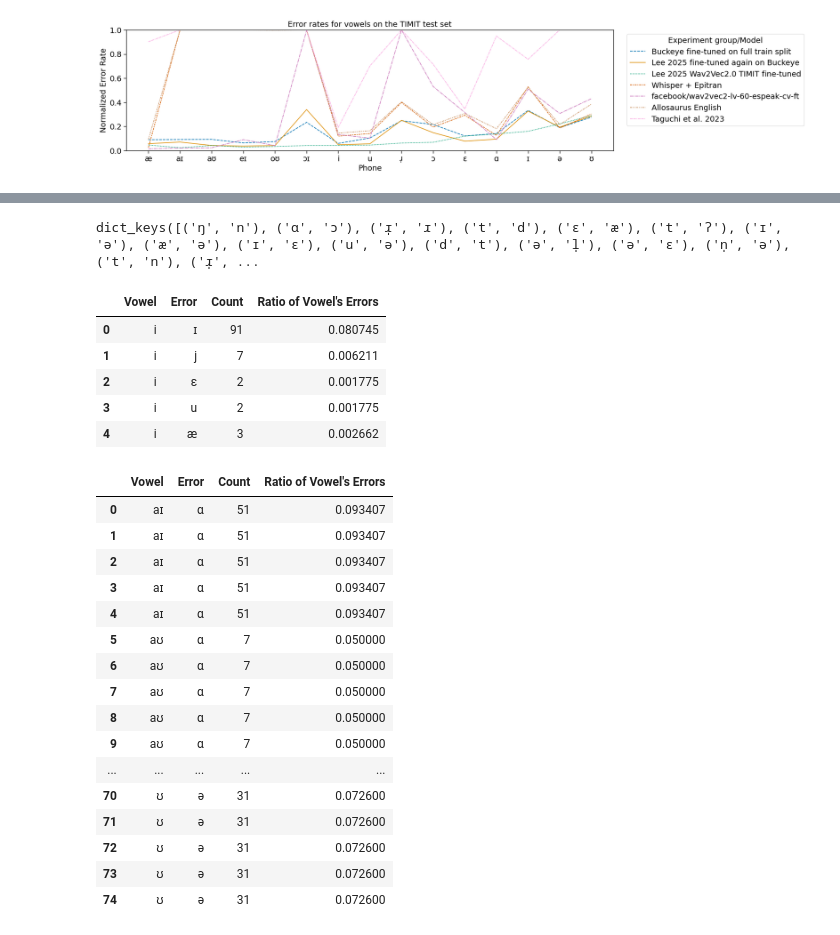
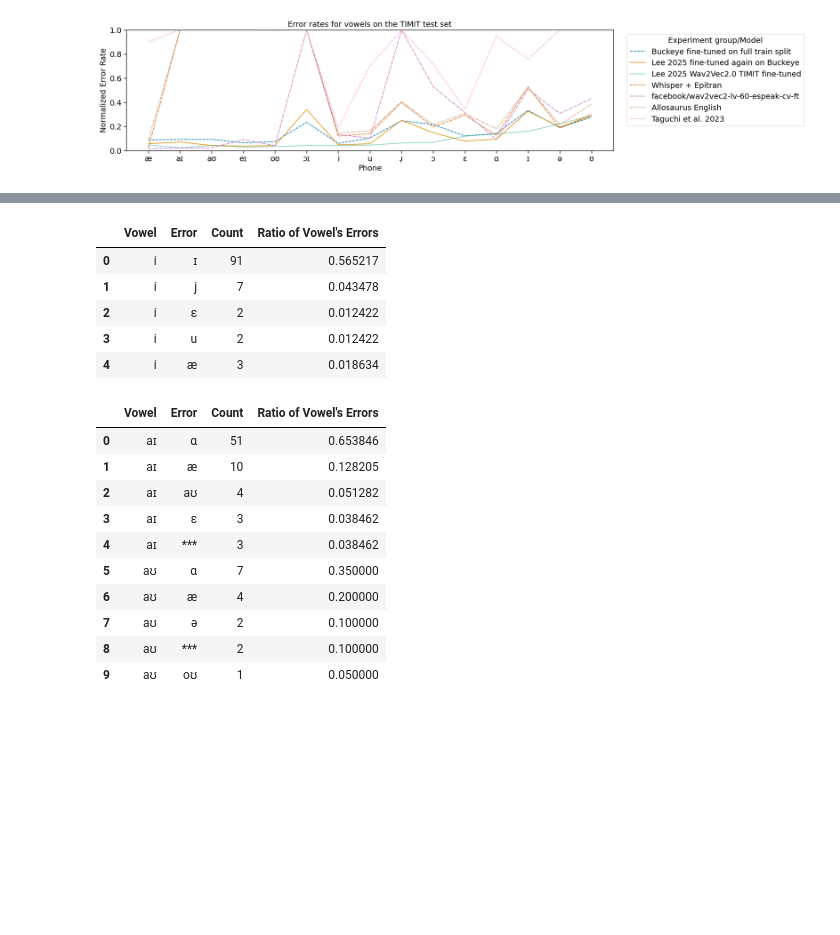
Before and after one commit to UMassCDS/wav2ipa, a Jupyter notebook: notebooks/amp_presentation/timit_evaluation_analysis_test_set_only_with_post_processing.ipynb, the cells around one changed output, grey strips where cells are left out. Saved outputs shown, nothing was run; the diff lists cells and outputs as text; code cells hidden in the pictures; blank space fills up the shorter version.

```diff
--- a/notebooks/amp_presentation/timit_evaluation_analysis_test_set_only_with_post_processing.ipynb
+++ b/notebooks/amp_presentation/timit_evaluation_analysis_test_set_only_with_post_processing.ipynb
@@ -66,10 +66,11 @@ DIALECT_REGIONS = {
 Show performance metrics for each model on TIMIT.
 # %%
 # Manually define and join model source description
+OUR_BEST_MODEL = "ginic_full_dataset_train_5_wav2vec2-large-xlsr-53-buckeye-ipa"
 
 # Models fine-tuned on Buckeye, post process using BUCKEYE_REDUCED_MAPPING
 WAV2IPA_MODELS = [
-    ("ginic/full_dataset_train_1_wav2vec2-large-xlsr-53-buckeye-ipa", "Buckeye fine-tuned on full train split"),
+    ("ginic/full_dataset_train_5_wav2vec2-large-xlsr-53-buckeye-ipa", "Buckeye fine-tuned on full train split"),
     ("ginic/wav2vec2-large-lv60_phoneme-timit_english_timit-4k_buckeye-4k_bs32_3", "Lee 2025 fine-tuned again on Buckeye"),
     ]
 
@@ -418,11 +411,10 @@ plt.show()
-# %%
-EVALUATOR.results_to_write["ginic_full_dataset_train_1_wav2vec2-large-xlsr-53-buckeye-ipa"]["substitutions"].keys()
-# %% [output]
-dict_keys([('ŋ', 'n'), ('ɑ', 'ɔ'), ('ɹ̩', 'ɹ'), ('t', 'd'), ('ɛ', 'æ'), ('t', 'ʔ'), ('ɪ', 'ə'), ('æ', 'ə'), ('ɪ', 'ɛ'), ('u', 'ə'), ('d', 't'), ('ə', 'l̩'), ('ə', 'ɛ'), ('n̩', 'ə'), ('t', 'n'), ('ɹ̩', ...
 # %%
-interesting_vowels = vowel_df[vowel_df["err_rate"] > 0.0]["phone"].tolist()
+interesting_vowels = vowel_df[(vowel_df["err_rate"] > 0.0) & (vowel_df[MODEL_NAME_KEY] == OUR_BEST_MODEL) ]["phone"].tolist()
 
-model_results_to_include = EVALUATOR.results_to_write["ginic_full_dataset_train_1_wav2vec2-large-xlsr-53-buckeye-ipa"]
+# Sanity check there's no duplicates
+assert len(interesting_vowels) == len(set(interesting_vowels))
+
+model_results_to_include = EVALUATOR.results_to_write[OUR_BEST_MODEL]
 
 interesting_errors = []
 for v in interesting_vowels:
@@ -439,32 +431,26 @@ interesting_errors_df["Ratio of Vowel's Errors"] = interesting_errors_df.groupby
 display(interesting_errors_df.head())
 # %% [output]
 |  | Vowel | Error | Count | Ratio of Vowel's Errors |
-| 0 | i | ɪ | 91 | 0.080745 |
-| 1 | i | j | 7 | 0.006211 |
-| 2 | i | ɛ | 2 | 0.001775 |
-| 3 | i | u | 2 | 0.001775 |
-| 4 | i | æ | 3 | 0.002662 |
+| 0 | i | ɪ | 91 | 0.565217 |
+| 1 | i | j | 7 | 0.043478 |
+| 2 | i | ɛ | 2 | 0.012422 |
+| 3 | i | u | 2 | 0.012422 |
+| 4 | i | æ | 3 | 0.018634 |
 # %%
-# Grab top ten errors for each vowel
+# Grab top 5 errors for each vowel
 top_errors_df = interesting_errors_df.groupby("Vowel").apply(lambda x: x.nlargest(5, "Count")).reset_index(drop=True)
 top_errors_df["Vowel"] = pd.Categorical(top_errors_df["Vowel"], ordered=True)
 top_errors_df = top_errors_df.sort_values(by=["Vowel", "Count"], ascending=[True, False])
-display(top_errors_df)
+display(top_errors_df.head(10))
 # %% [output]
 |  | Vowel | Error | Count | Ratio of Vowel's Errors |
-| 0 | aɪ | ɑ | 51 | 0.093407 |
-| 1 | aɪ | ɑ | 51 | 0.093407 |
-| 2 | aɪ | ɑ | 51 | 0.093407 |
-| 3 | aɪ | ɑ | 51 | 0.093407 |
-| 4 | aɪ | ɑ | 51 | 0.093407 |
-| 5 | aʊ | ɑ | 7 | 0.050000 |
-| 6 | aʊ | ɑ | 7 | 0.050000 |
-| 7 | aʊ | ɑ | 7 | 0.050000 |
-| 8 | aʊ | ɑ | 7 | 0.050000 |
-| 9 | aʊ | ɑ | 7 | 0.050000 |
-| ... | ... | ... | ... | ... |
-| 70 | ʊ | ə | 31 | 0.072600 |
-| 71 | ʊ | ə | 31 | 0.072600 |
-| 72 | ʊ | ə | 31 | 0.072600 |
-| 73 | ʊ | ə | 31 | 0.072600 |
-| 74 | ʊ | ə | 31 | 0.072600 |
+| 0 | aɪ | ɑ | 51 | 0.653846 |
+| 1 | aɪ | æ | 10 | 0.128205 |
+| 2 | aɪ | aʊ | 4 | 0.051282 |
+| 3 | aɪ | ɛ | 3 | 0.038462 |
+| 4 | aɪ | *** | 3 | 0.038462 |
+| 5 | aʊ | ɑ | 7 | 0.350000 |
+| 6 | aʊ | æ | 4 | 0.200000 |
+| 7 | aʊ | ə | 2 | 0.100000 |
+| 8 | aʊ | *** | 2 | 0.100000 |
+| 9 | aʊ | oʊ | 1 | 0.050000 |
```
Also changed, not shown: parts of 7 cells of this notebook, 29 other files.
